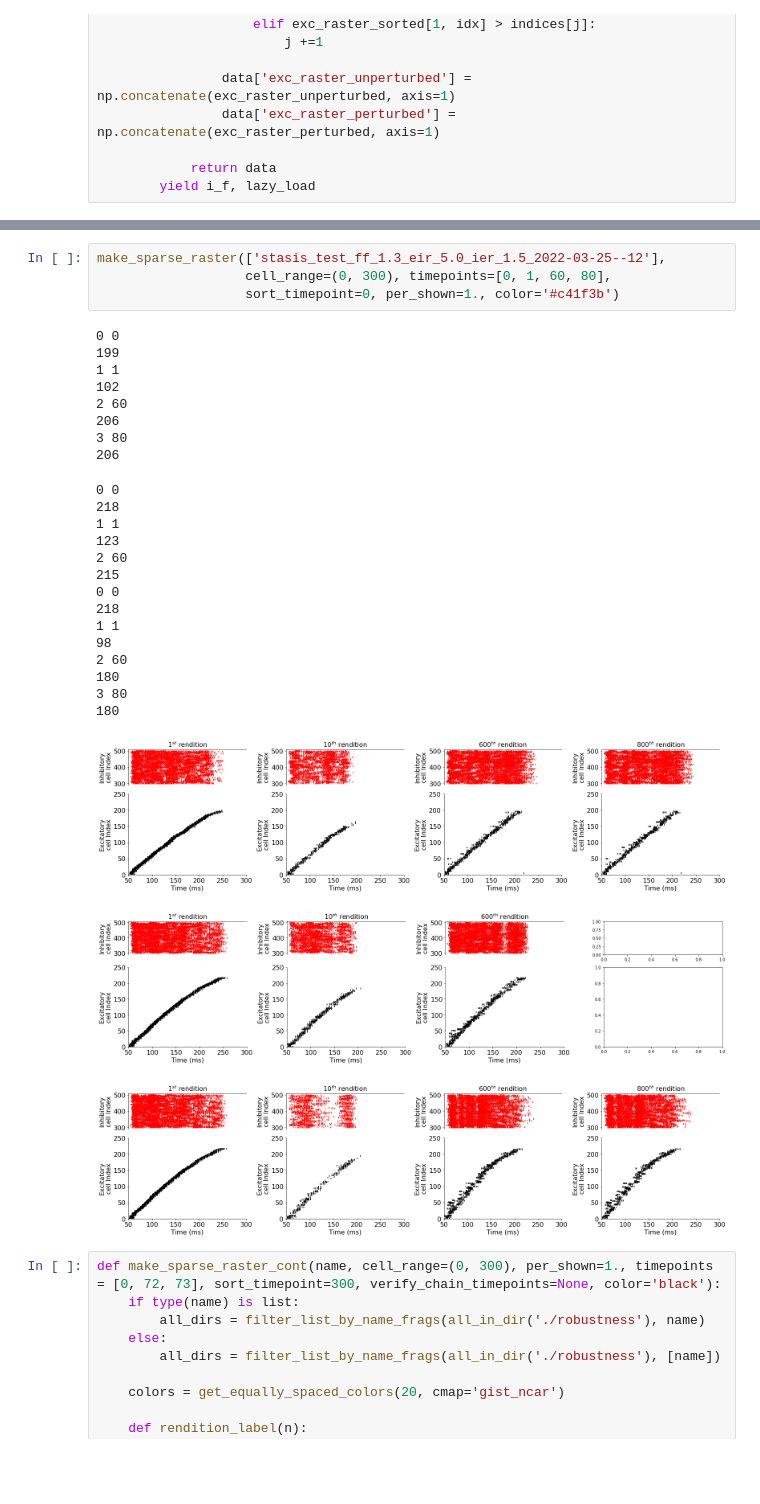
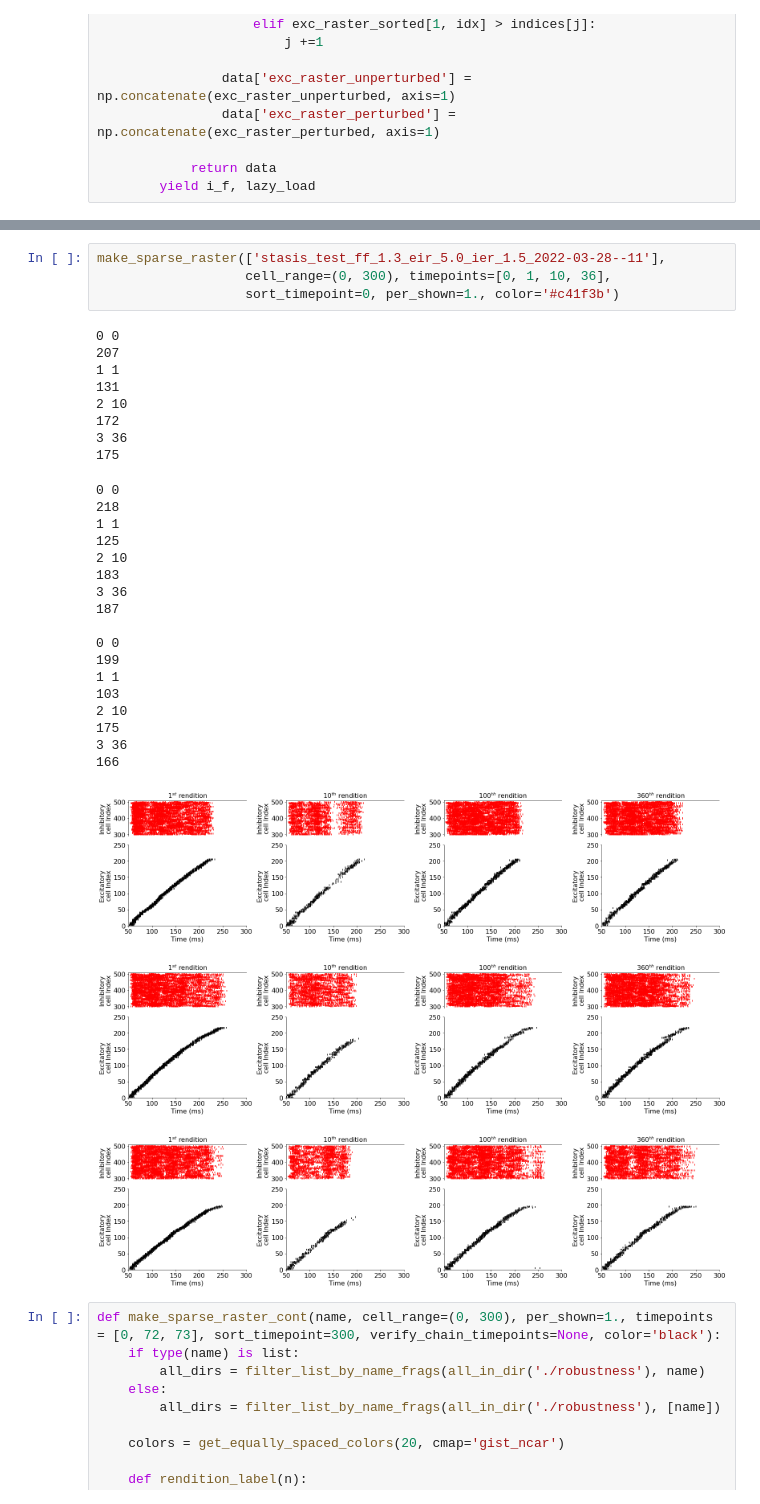
Before and after one commit to davidgbe/population_feedback_synfire_chain_growth, a Jupyter notebook: synfire_poisson_alt_stdp_ablation_homeo_22_03_24/nb.ipynb, the cells around one changed output, grey strips where cells are left out. Cells and saved outputs as stored; diff of their text form; blank space fills up the shorter version.

```diff
--- a/synfire_poisson_alt_stdp_ablation_homeo_22_03_24/nb.ipynb
+++ b/synfire_poisson_alt_stdp_ablation_homeo_22_03_24/nb.ipynb
@@ -290,33 +312,36 @@ def make_sparse_raster(name, cell_range=(0, 300), per_shown=1., layer_size=20, t
 # %%
-make_sparse_raster(['stasis_test_ff_1.3_eir_5.0_ier_1.5_2022-03-25--12'],
-                   cell_range=(0, 300), timepoints=[0, 1, 60, 80],
+make_sparse_raster(['stasis_test_ff_1.3_eir_5.0_ier_1.5_2022-03-28--11'],
+                   cell_range=(0, 300), timepoints=[0, 1, 10, 36],
                    sort_timepoint=0, per_shown=1., color='#c41f3b')
 # %% [output]
 0 0
-199
+207
 1 1
-102
-2 60
-206
-3 80
-206
+131
+2 10
+172
+3 36
+175
 0 0
 218
 1 1
-123
-2 60
-215
+125
+2 10
+183
+3 36
+187
+
 0 0
-218
+199
 1 1
-98
-2 60
-180
-3 80
-180
+103
+2 10
+175
+3 36
+166
-[figure, old version]
+[figure, new version]
-[figure, old version]
+[figure, new version]
-[figure, old version]
+[figure, new version]
 # %%
 def make_sparse_raster_cont(name, cell_range=(0, 300), per_shown=1., timepoints = [0, 72, 73], sort_timepoint=300, verify_chain_timepoints=None, color='black'):
     if type(name) is list:
```
Also changed, not shown: parts of 7 cells of this notebook, 18 other files.
